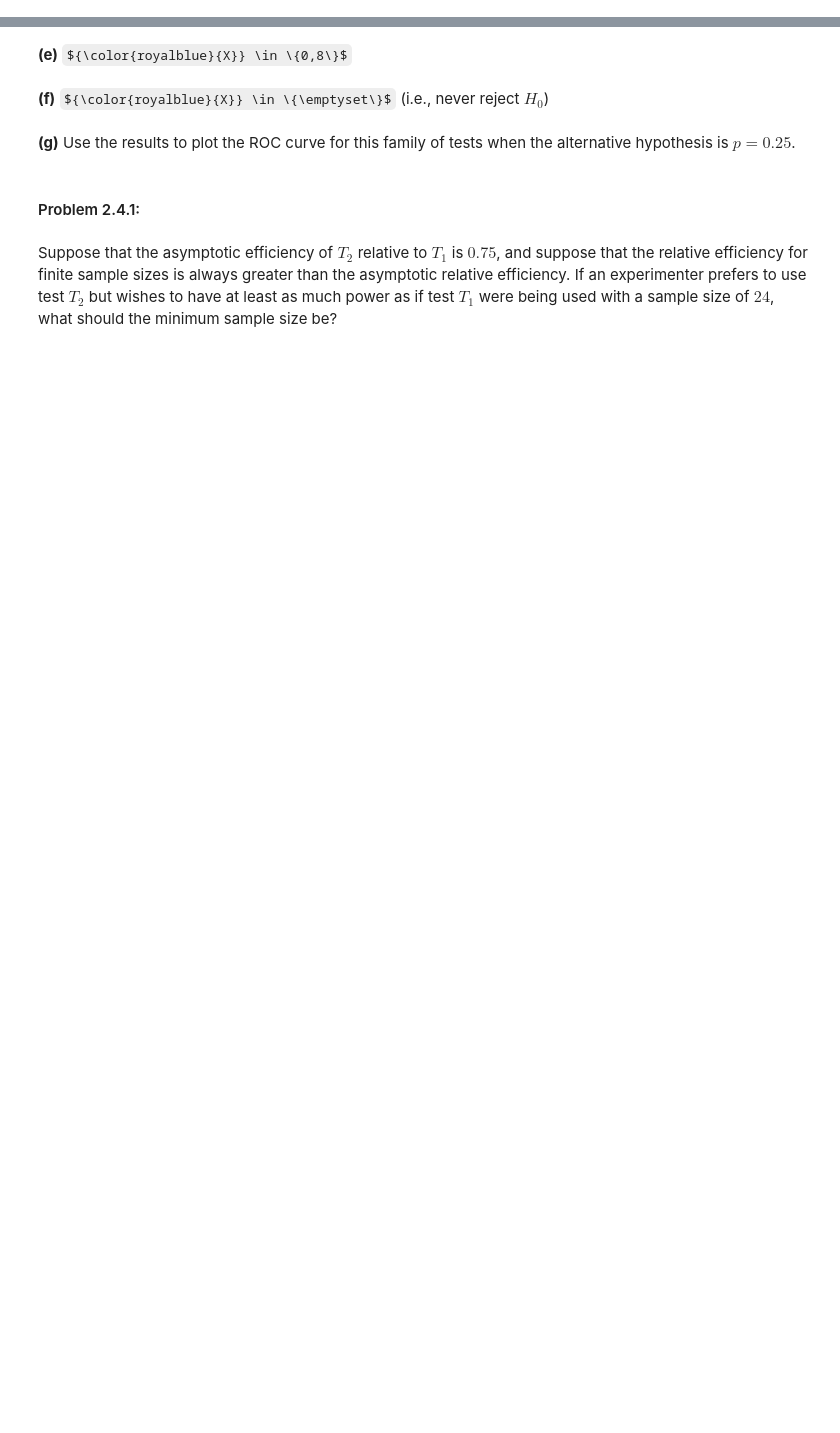
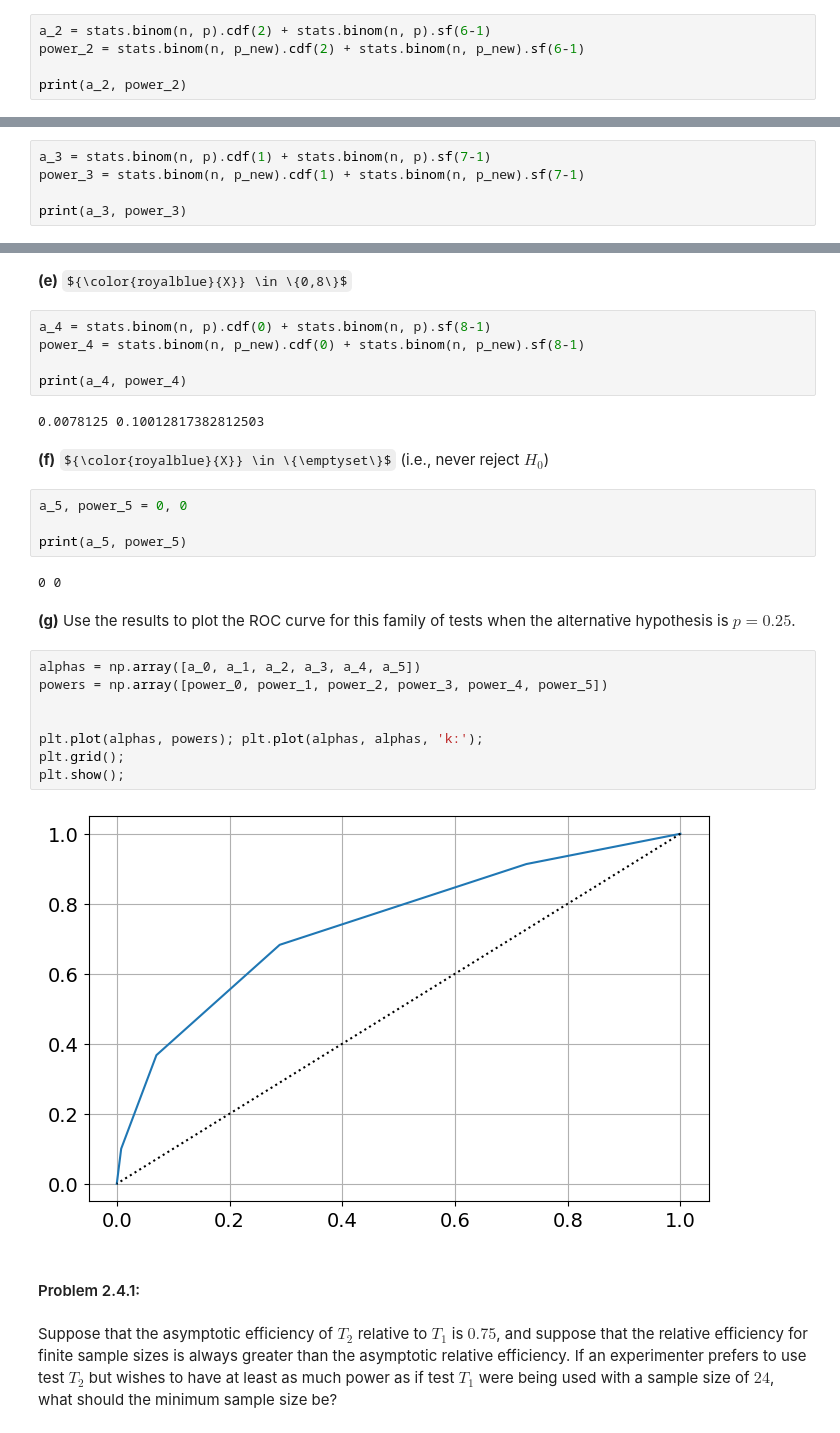
Before and after one commit to djm3622/stat345, a Jupyter notebook: Week 06/ps05_1_millard.ipynb, the cells around one changed output, grey strips where cells are left out. Saved outputs shown, nothing was run; the diff lists cells and outputs as text; some formulas as TeX source; blank space fills up the shorter version.

```diff
--- a/Week 06/ps05_1_millard.ipynb
+++ b/Week 06/ps05_1_millard.ipynb
@@ -55,2 +122,7 @@ calculate $\alpha$ and $\gamma(0.25)$:
 # %% [markdown]
 **(c)** ${\color{royalblue}{X}} \in \{0,1,2,6,7,8\}$
+# %%
+a_2 = stats.binom(n, p).cdf(2) + stats.binom(n, p).sf(6-1)
+power_2 = stats.binom(n, p_new).cdf(2) + stats.binom(n, p_new).sf(6-1)
+
+print(a_2, power_2)
@@ -57,2 +131,7 @@ calculate $\alpha$ and $\gamma(0.25)$:
 # %% [markdown]
 **(d)** ${\color{royalblue}{X}} \in \{0,1,7,8\}$
+# %%
+a_3 = stats.binom(n, p).cdf(1) + stats.binom(n, p).sf(7-1)
+power_3 = stats.binom(n, p_new).cdf(1) + stats.binom(n, p_new).sf(7-1)
+
+print(a_3, power_3)
@@ -59,10 +140,33 @@ calculate $\alpha$ and $\gamma(0.25)$:
 # %% [markdown]
 **(e)** ${\color{royalblue}{X}} \in \{0,8\}$
+# %%
+a_4 = stats.binom(n, p).cdf(0) + stats.binom(n, p).sf(8-1)
+power_4 = stats.binom(n, p_new).cdf(0) + stats.binom(n, p_new).sf(8-1)
+
+print(a_4, power_4)
+# %% [output]
+0.0078125 0.10012817382812503
 # %% [markdown]
 **(f)** ${\color{royalblue}{X}} \in \{\emptyset\}$ (i.e., never reject $H_0$)
+# %%
+a_5, power_5 = 0, 0
+
+print(a_5, power_5)
+# %% [output]
+0 0
 # %% [markdown]
 **(g)** Use the results to plot the ROC curve for this family of tests when the
 alternative hypothesis is $p=0.25$.
+# %%
+alphas = np.array([a_0, a_1, a_2, a_3, a_4, a_5])
+powers = np.array([power_0, power_1, power_2, power_3, power_4, power_5])
+
+
+plt.plot(alphas, powers); plt.plot(alphas, alphas, 'k:');
+plt.grid();
+plt.show();
+# %% [output]
+[figure, added]
 # %% [markdown]
 #### Problem 2.4.1:
 # %% [markdown]
```
Also changed, not shown: parts of 31 cells of this notebook, 12 other files.
